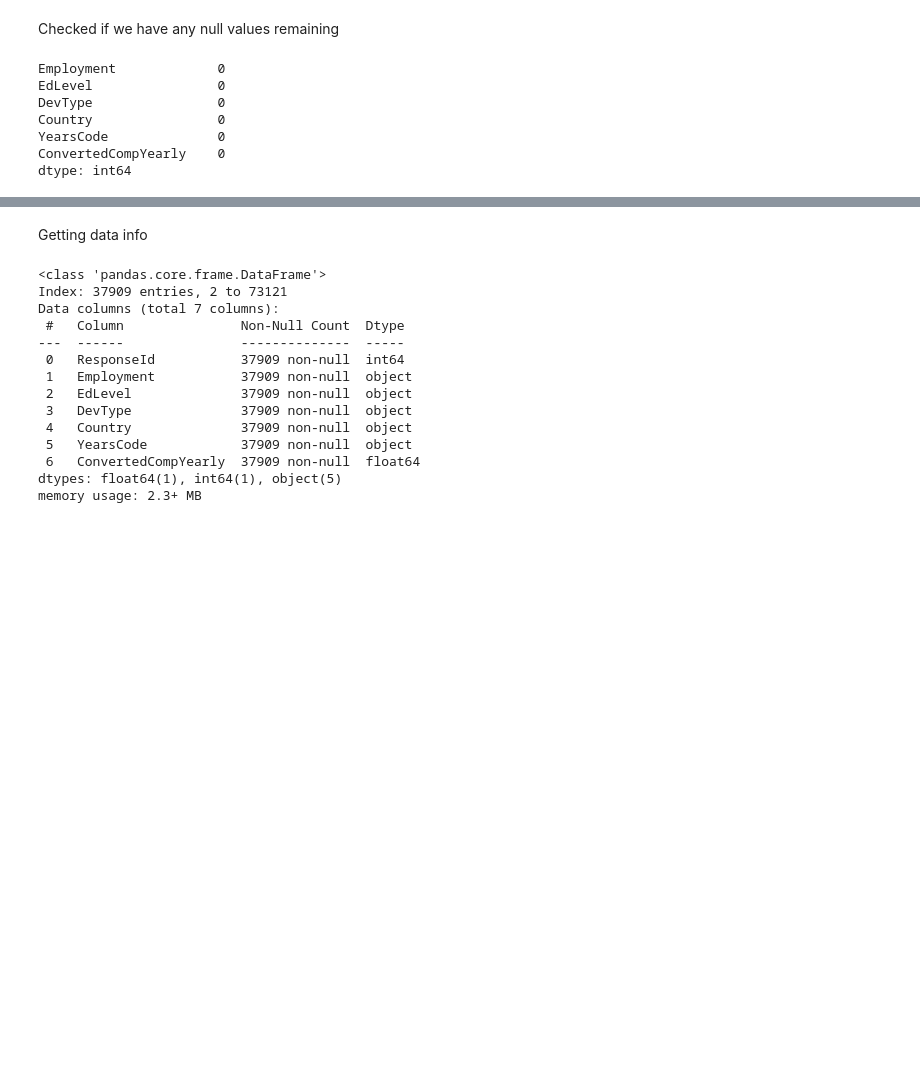
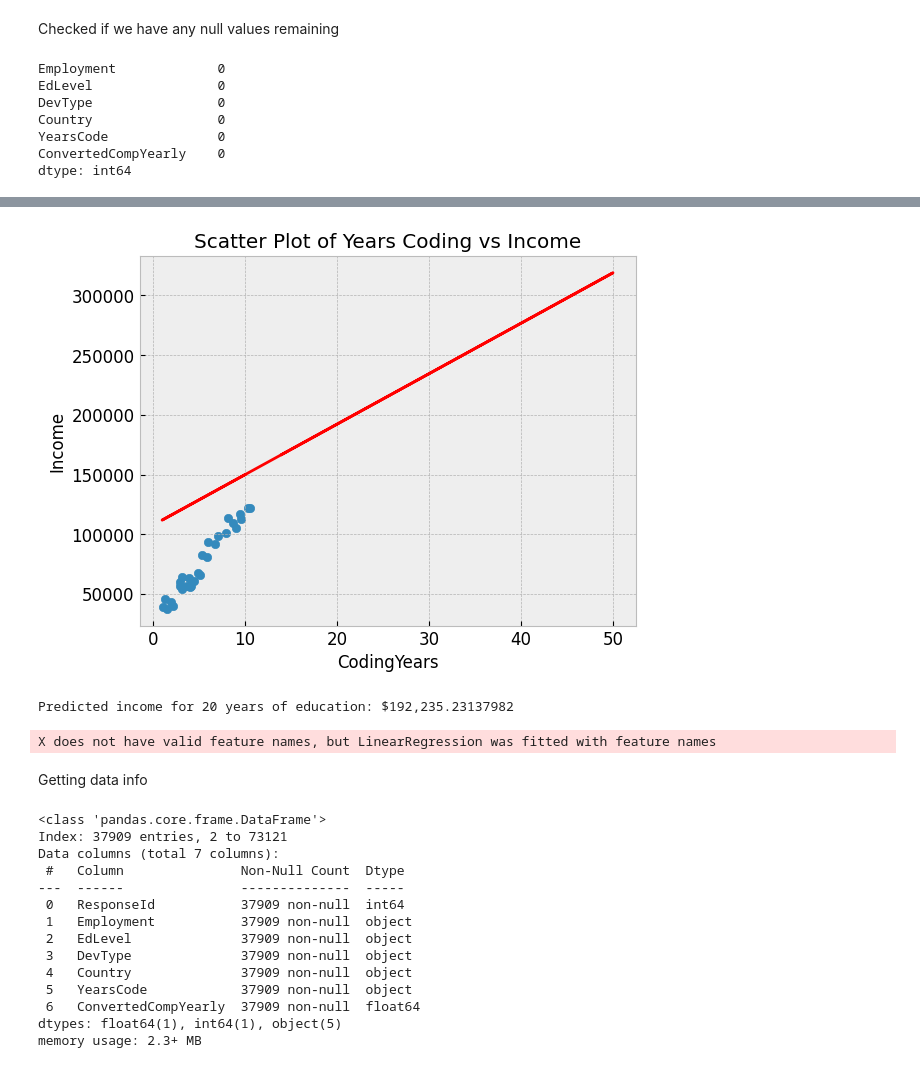
Before and after one commit to IT4063c-Spring23/final-project-dthapa1, a Jupyter notebook: source.ipynb, the cells around one changed output, grey strips where cells are left out. Cells and saved outputs as stored; diff of their text form; code cells hidden in the pictures; blank space fills up the shorter version.

```diff
--- a/source.ipynb
+++ b/source.ipynb
@@ -122,3 +195,31 @@ dtype: int64
+# %%
+X = new_df[['YearsCode']]
+y = new_df['ConvertedCompYearly']
+
+model = LinearRegression().fit(X, y)
+
+plt.scatter(salaries_data_df[['YearsExperience']], salaries_data_df['Salary'])
+plt.xlabel('CodingYears')
+plt.ylabel('Income')
+plt.title('Scatter Plot of Years Coding vs Income')
+
+plt.plot(X, model.predict(X), color='red', linewidth=2)
+plt.show()
+# %% [output]
+[figure, added]
+# %%
+X = new_df[['YearsCode']]
+y = new_df['ConvertedCompYearly']
+
+model = LinearRegression().fit(X, y)
+
+new_experience = 20
+predicted_salary = model.predict([[new_experience]])
+
+print(f'Predicted income for {new_experience} years of education: ${predicted_salary[0]:,.8f}')
+# %% [output]
+Predicted income for 20 years of education: $192,235.23137982
+X does not have valid feature names, but LinearRegression was fitted with feature names
 # %% [markdown]
 Getting data info
 # %%
```
Also changed, not shown: parts of 8 cells of this notebook.
